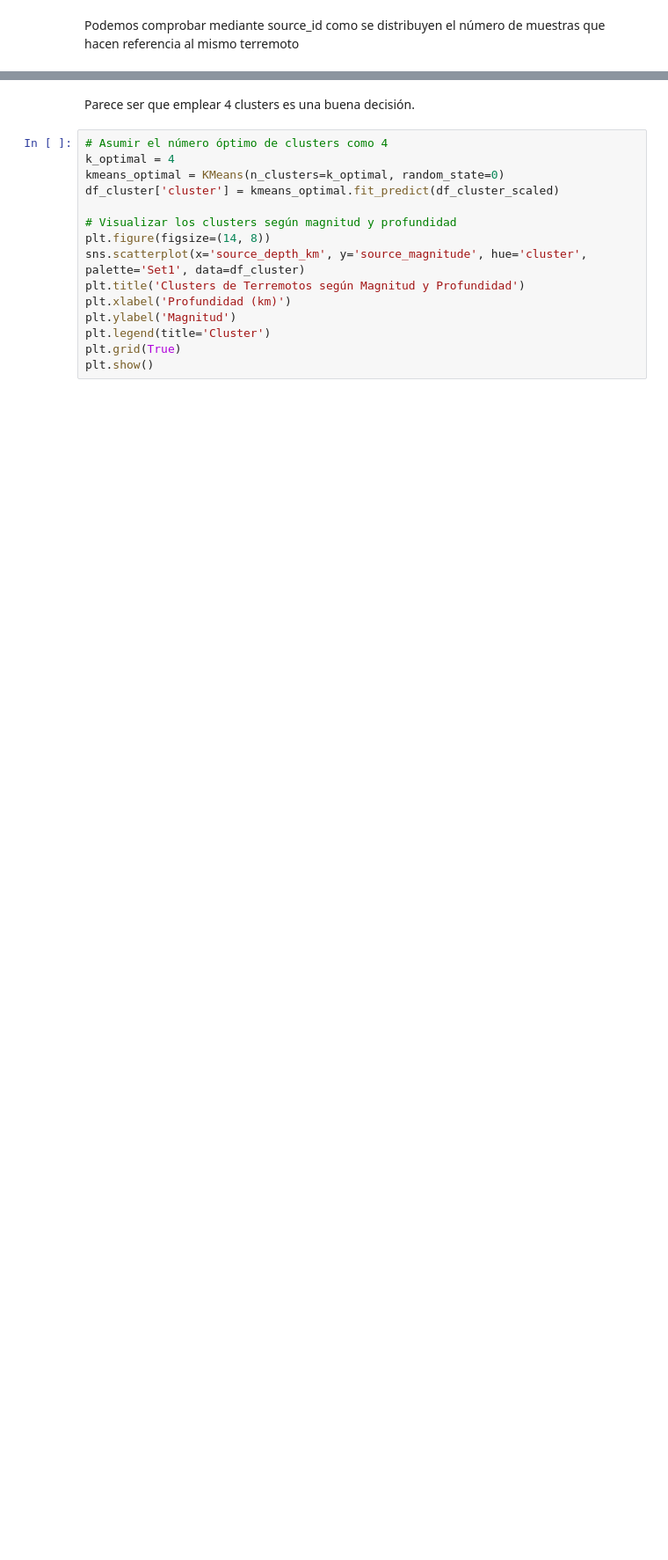
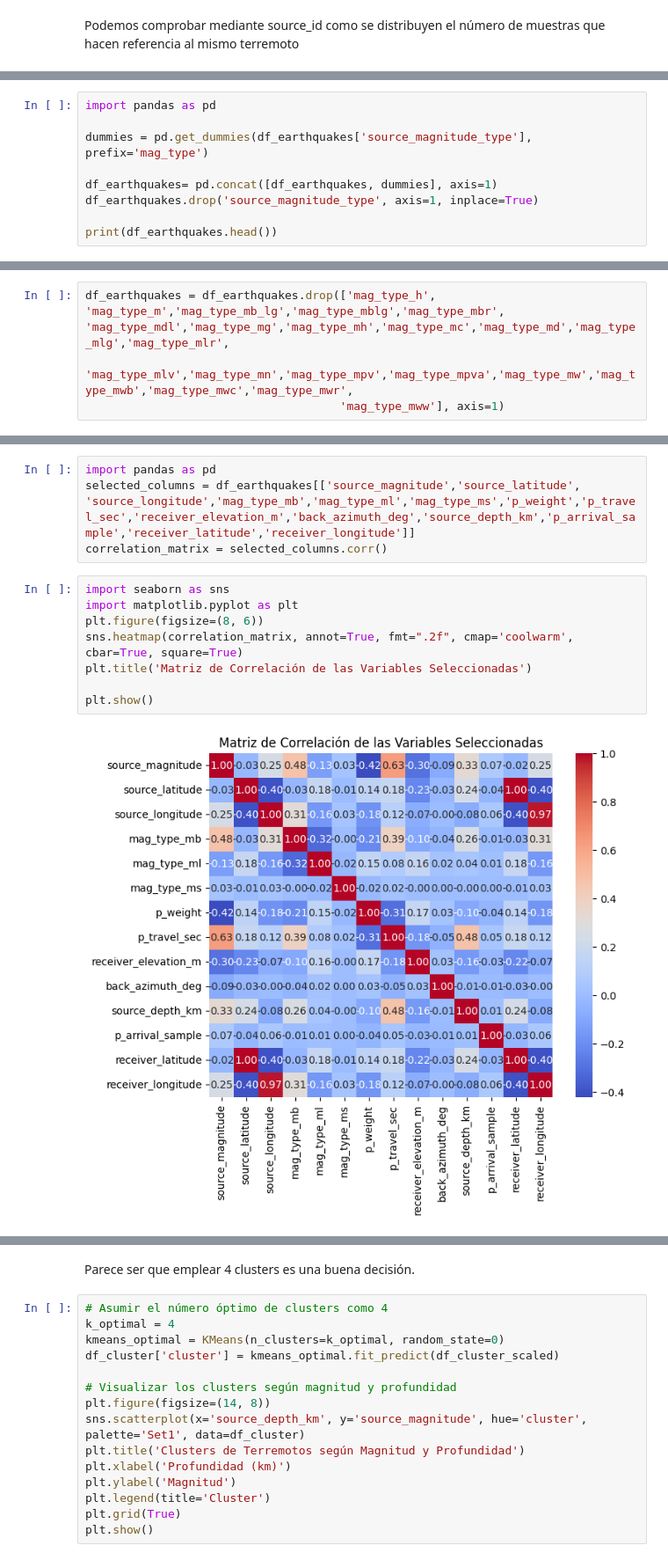
Before and after one commit to Alf-caput/ProyectoFinal_Capstone, a Jupyter notebook: capstone.ipynb, the cells around one changed output, grey strips where cells are left out. Shown at 88% size. Drawn from its saved outputs; the diff is of its cells as text; blank space fills up the shorter version.

```diff
--- a/capstone.ipynb
+++ b/capstone.ipynb
@@ -213,0 +337,9 @@ dtype: float64
+# %%
+import pandas as pd
+
+dummies = pd.get_dummies(df_earthquakes['source_magnitude_type'], prefix='mag_type')
+
+df_earthquakes= pd.concat([df_earthquakes, dummies], axis=1)
+df_earthquakes.drop('source_magnitude_type', axis=1, inplace=True)
+
+print(df_earthquakes.head())
@@ -213,0 +366,4 @@ dtype: float64
+# %%
+df_earthquakes = df_earthquakes.drop(['mag_type_h', 'mag_type_m','mag_type_mb_lg','mag_type_mblg','mag_type_mbr', 'mag_type_mdl','mag_type_mg','mag_type_mh','mag_type_mc','mag_type_md','mag_type_mlg','mag_type_mlr',
+                                     'mag_type_mlv','mag_type_mn','mag_type_mpv','mag_type_mpva','mag_type_mw','mag_type_mwb','mag_type_mwc','mag_type_mwr',
+                                     'mag_type_mww'], axis=1)
@@ -213,0 +372,14 @@ dtype: float64
+# %%
+import pandas as pd
+selected_columns = df_earthquakes[['source_magnitude','source_latitude', 'source_longitude','mag_type_mb','mag_type_ml','mag_type_ms','p_weight','p_travel_sec','receiver_elevation_m','back_azimuth_deg','source_depth_km','p_arrival_sample','receiver_latitude','receiver_longitude']]
+correlation_matrix = selected_columns.corr()
+# %%
+import seaborn as sns
+import matplotlib.pyplot as plt
+plt.figure(figsize=(8, 6))
+sns.heatmap(correlation_matrix, annot=True, fmt=".2f", cmap='coolwarm', cbar=True, square=True)
+plt.title('Matriz de Correlación de las Variables Seleccionadas')
+
+plt.show()
+# %% [output]
+[figure, added]
```
Also changed, not shown: parts of 21 cells of this notebook.
